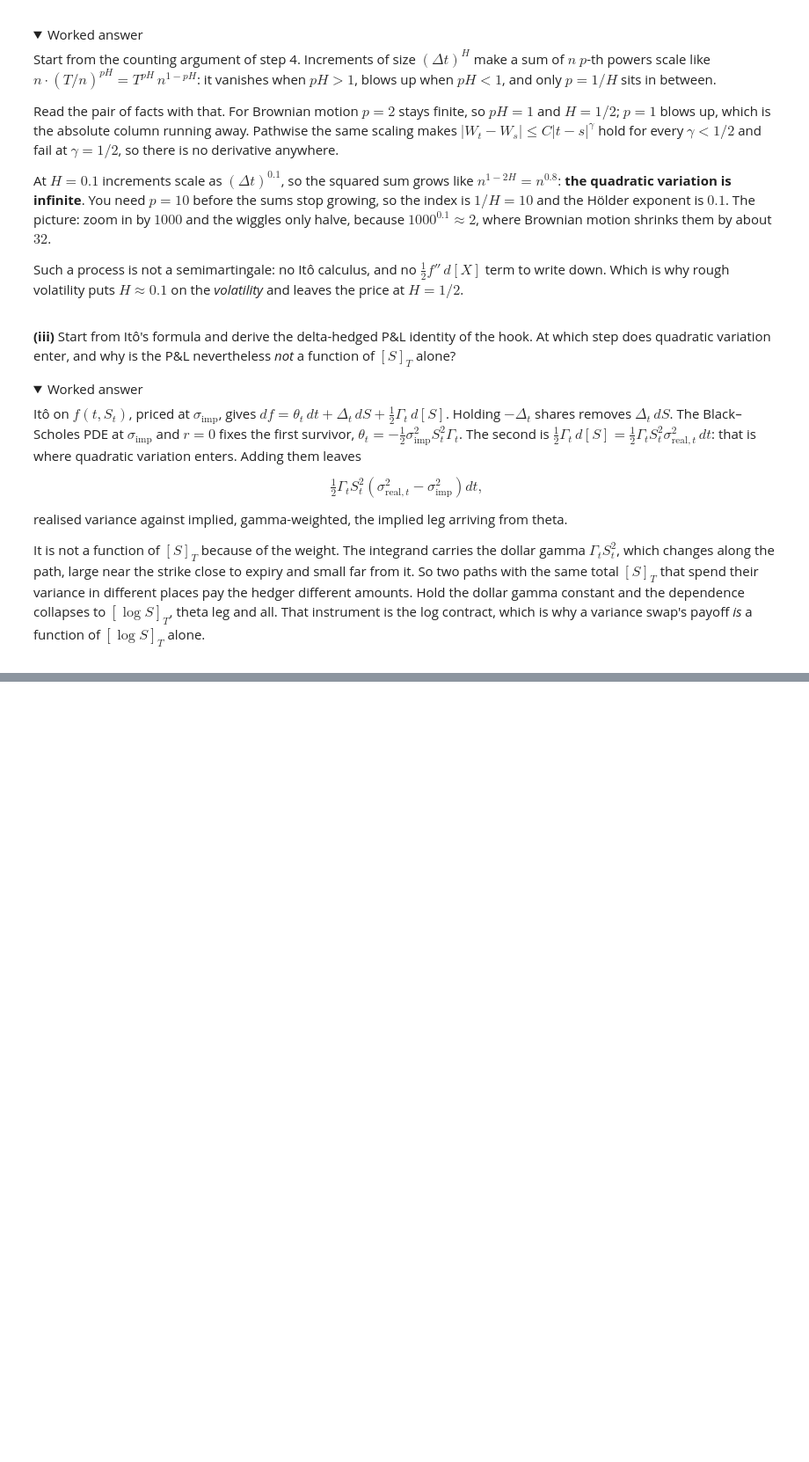
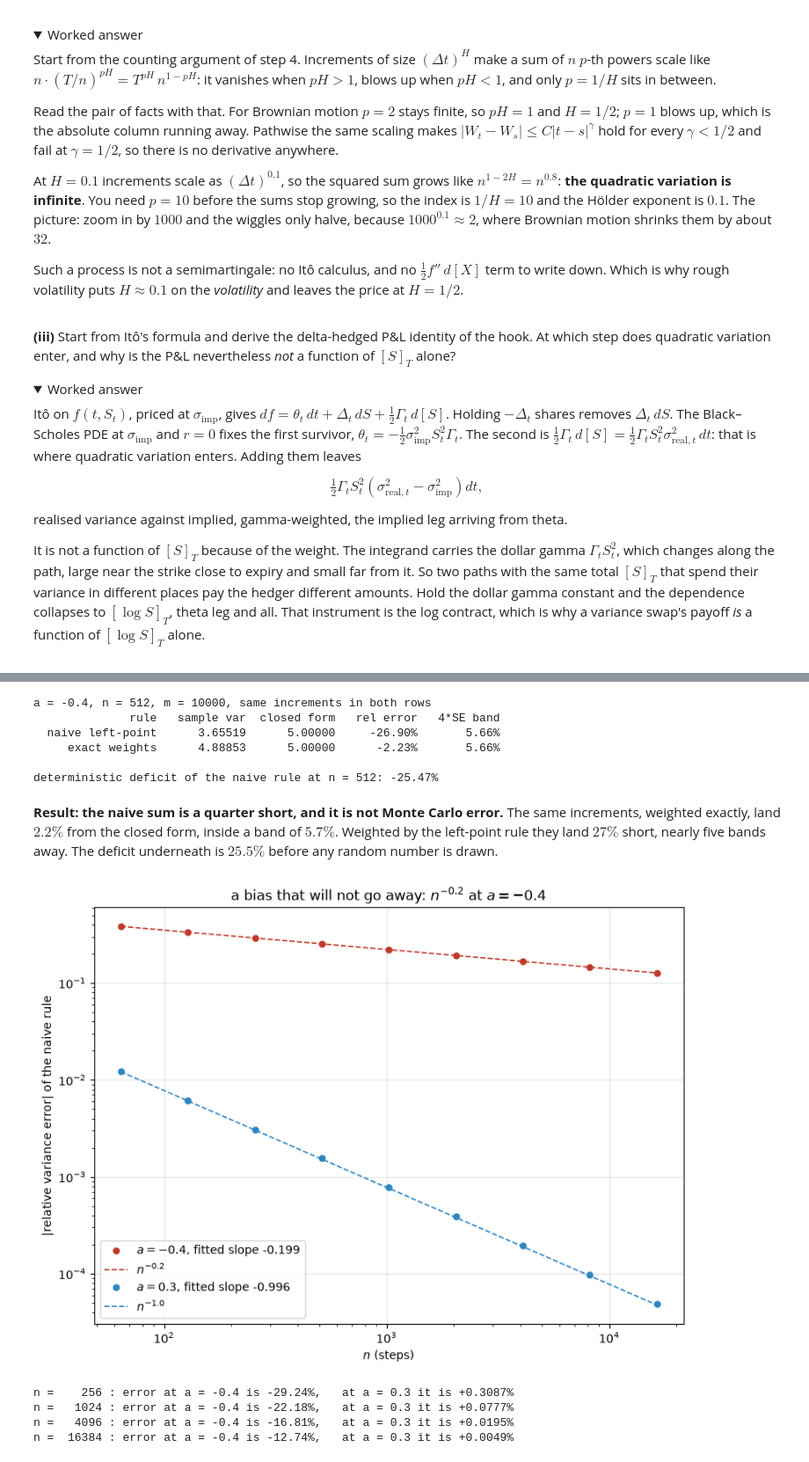
Before and after one commit to coreyjpritchard/rough-volatility, a Jupyter notebook: 00_warmup.ipynb, the cells around one changed output, grey strips where cells are left out. Shown at 88% size. Cells and saved outputs as stored; diff of their text form; code cells hidden in the pictures; folded sections open; blank space fills up the shorter version.

```diff
--- a/00_warmup.ipynb
+++ b/00_warmup.ipynb
@@ -608,0 +1002,60 @@ variance swap's payoff *is* a function of $[\log S]_T$ alone.
+# %%
+target_sing = T ** (2 * A_SING + 1) / (2 * A_SING + 1)
+
+print(f"a = {A_SING}, n = {N_ISO}, m = {M_ISO}, same increments in both rows")
+print(f"{'rule':>18} {'sample var':>12} {'closed form':>12} {'rel error':>11} {'4*SE band':>11}")
+for label, exact in (("naive left-point", False), ("exact weights", True)):
+    draws = paths.power_kernel_integral(A_SING, N_ISO, T, M_ISO, seed=SEED + 4, exact=exact)
+    s2 = draws.var(ddof=1)
+    print(f"{label:>18} {s2:12.5f} {target_sing:12.5f} {s2 / target_sing - 1:+11.2%} {band:11.2%}")
+
+w = paths.power_kernel_weights(A_SING, N_ISO, T, exact=False)
+deficit = (T / N_ISO) * np.sum(w**2) / target_sing - 1
+print(f"\ndeterministic deficit of the naive rule at n = {N_ISO}: {deficit:+.2%}")
+# %% [output]
+a = -0.4, n = 512, m = 10000, same increments in both rows
+              rule   sample var  closed form   rel error   4*SE band
+  naive left-point      3.65519      5.00000     -26.90%       5.66%
+     exact weights      4.88853      5.00000      -2.23%       5.66%
+
+deterministic deficit of the naive rule at n = 512: -25.47%
+# %% [markdown]
+**Result: the naive sum is a quarter short, and it is not Monte Carlo error.** The same increments,
+weighted exactly, land $2.2\%$ from the closed form, inside a band of $5.7\%$. Weighted by the
+left-point rule they land $27\%$ short, nearly five bands away. The deficit underneath is $25.5\%$ before any
+random number is drawn.
+# %%
+def naive_rel_error(a: float, n: int) -> float:
+    """Signed relative error of the naive left-point variance against the closed form.
+
+    Negative for a < 0 (the singular end is under-weighted), positive for a > 0
+    (a left-point rule on a falling kernel overshoots).
+    """
+    w = paths.power_kernel_weights(a, int(n), T, exact=False)
+    return (T / n) * np.sum(w**2) / (T ** (2 * a + 1) / (2 * a + 1)) - 1.0
+
+
+ns_bias = 2 ** np.arange(6, 15)
+fig, ax = plt.subplots(figsize=FIGSIZE_DIAG)
+for a, colour, ref in ((A_SING, ACCENT_ALT, 0.2), (0.3, ACCENT, 1.0)):
+    dev = np.abs([naive_rel_error(a, int(n)) for n in ns_bias])
+    slope = np.polyfit(np.log(ns_bias), np.log(dev), 1)[0]
+    ax.loglog(ns_bias, dev, "o", ms=5, color=colour, label=f"$a = {a}$, fitted slope {slope:+.3f}")
+    ax.loglog(ns_bias, dev[0] * (ns_bias / ns_bias[0]) ** (-ref), "--", color=colour,
+              label=f"$n^{{-{ref}}}$")
+ax.set_xlabel("$n$ (steps)")
+ax.set_ylabel("|relative variance error| of the naive rule")
+ax.set_title("a bias that will not go away: $n^{-0.2}$ at $a = -0.4$")
+ax.legend()
+fig.tight_layout()
+plt.show()
+
+for n in (256, 1024, 4096, 16384):
+    print(f"n = {n:>6} : error at a = -0.4 is {naive_rel_error(A_SING, n):+7.2%},"
+          f"   at a = 0.3 it is {naive_rel_error(0.3, n):+.4%}")
+# %% [output]
+[figure, added]
+n =    256 : error at a = -0.4 is -29.24%,   at a = 0.3 it is +0.3087%
+n =   1024 : error at a = -0.4 is -22.18%,   at a = 0.3 it is +0.0777%
+n =   4096 : error at a = -0.4 is -16.81%,   at a = 0.3 it is +0.0195%
+n =  16384 : error at a = -0.4 is -12.74%,   at a = 0.3 it is +0.0049%
```
Also changed, not shown: parts of 27 cells of this notebook, 3 other files.
